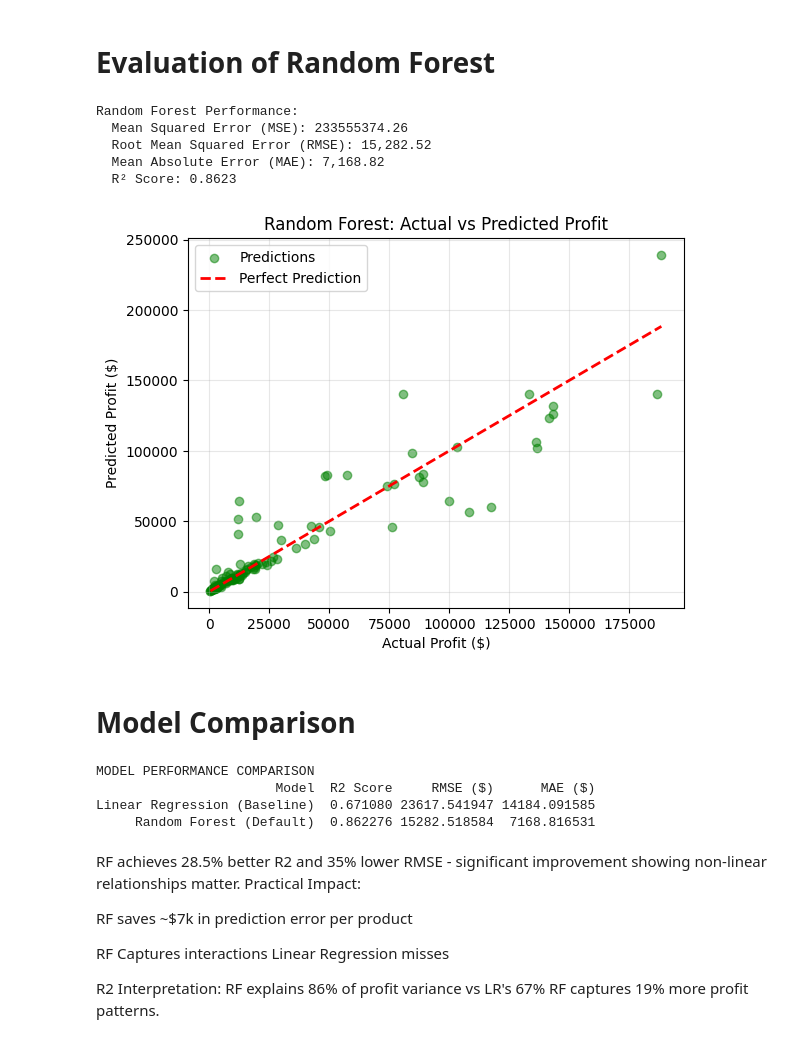
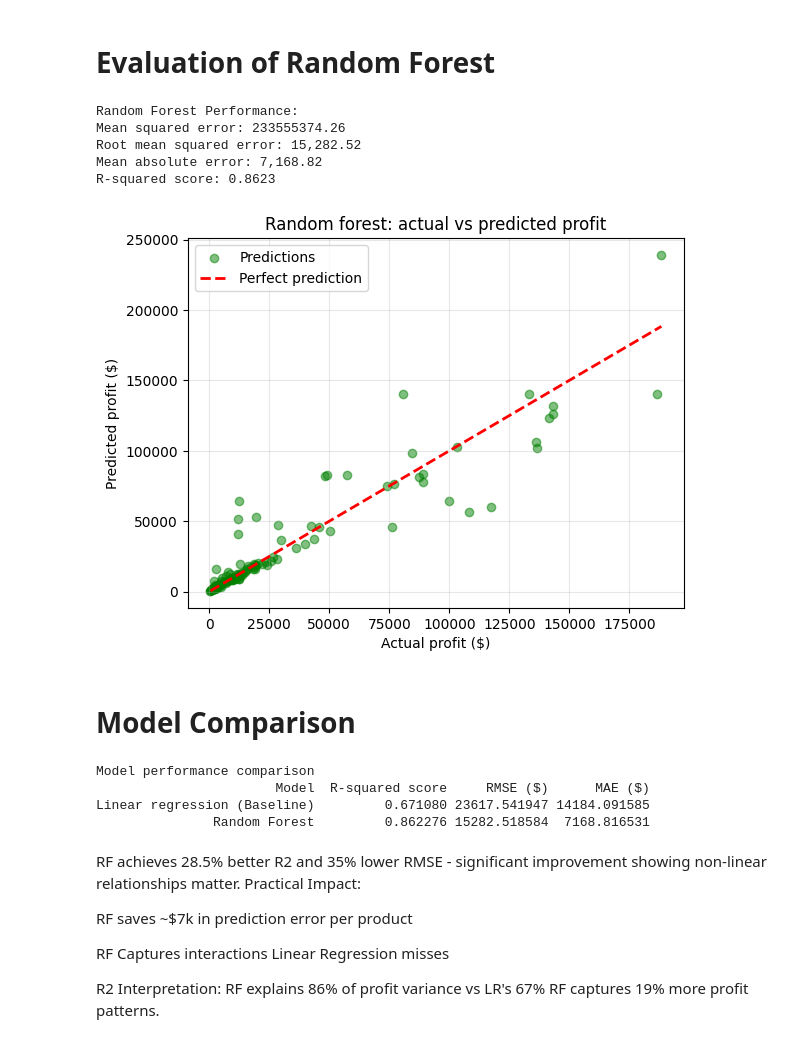
Before and after one commit to Shantaannu/company-financials-dataset, a Jupyter notebook: Third_Phase.ipynb, the cells around one changed output. Drawn from its saved outputs; the diff is of its cells as text; code cells hidden in the pictures.

```diff
--- a/Third_Phase.ipynb
+++ b/Third_Phase.ipynb
@@ -134,47 +148,48 @@ rmse_rf = np.sqrt(mse_rf)
 mae_rf = mean_absolute_error(y_test, y_pred_rf)
 r2_rf = r2_score(y_test, y_pred_rf)
 # %%
+#display random forest metrics
 print("\nRandom Forest Performance:")
-print(f"  Mean Squared Error (MSE): {mse_rf:.2f}")
-print(f"  Root Mean Squared Error (RMSE): {rmse_rf:,.2f}")
-print(f"  Mean Absolute Error (MAE): {mae_rf:,.2f}")
-print(f"  R² Score: {r2_rf:.4f}")
+print(f"Mean squared error: {mse_rf:.2f}")
+print(f"Root mean squared error: {rmse_rf:,.2f}")
+print(f"Mean absolute error: {mae_rf:,.2f}")
+print(f"R-squared score: {r2_rf:.4f}")
 # %% [output]
 Random Forest Performance:
-  Mean Squared Error (MSE): 233555374.26
-  Root Mean Squared Error (RMSE): 15,282.52
-  Mean Absolute Error (MAE): 7,168.82
-  R² Score: 0.8623
+Mean squared error: 233555374.26
+Root mean squared error: 15,282.52
+Mean absolute error: 7,168.82
+R-squared score: 0.8623
 # %%
-# Random forest actual vs predicted
+#random forest actual vs predicted
 plt.scatter(y_test, y_pred_rf, color='green', alpha=0.5, label='Predictions')
 plt.plot([y_test.min(), y_test.max()], [y_test.min(), y_test.max()],
-         'r--', linewidth=2, label='Perfect Prediction')
-plt.title('Random Forest: Actual vs Predicted Profit')
-plt.xlabel('Actual Profit ($)')
-plt.ylabel('Predicted Profit ($)')
+         'r--', linewidth=2, label='Perfect prediction')
+plt.title('Random forest: actual vs predicted profit')
+plt.xlabel('Actual profit ($)')
+plt.ylabel('Predicted profit ($)')
 plt.legend()
 plt.grid(True, alpha=0.3)
 plt.show()
 # %% [output]
-[figure, old version]
+[figure, new version]
 # %% [markdown]
 # Model Comparison
 # %%
-# Model comparison summary
+#model comparison summary
 comparison_df = pd.DataFrame({
-    'Model': ['Linear Regression (Baseline)', 'Random Forest (Default)'],
-    'R2 Score': [r2, r2_rf],
+    'Model': ['Linear regression (Baseline)', 'Random Forest'],
+    'R-squared score': [r2, r2_rf],
     'RMSE ($)': [rmse, rmse_rf],
     'MAE ($)': [mae, mae_rf]
 })
-print("MODEL PERFORMANCE COMPARISON")
+print("Model performance comparison")
 print(comparison_df.to_string(index=False))
 # %% [output]
-MODEL PERFORMANCE COMPARISON
-                       Model  R2 Score     RMSE ($)      MAE ($)
-Linear Regression (Baseline)  0.671080 23617.541947 14184.091585
-     Random Forest (Default)  0.862276 15282.518584  7168.816531
+Model performance comparison
+                       Model  R-squared score     RMSE ($)      MAE ($)
+Linear regression (Baseline)         0.671080 23617.541947 14184.091585
+               Random Forest         0.862276 15282.518584  7168.816531
 # %% [markdown]
 RF achieves 28.5% better R2 and 35% lower RMSE - significant improvement showing non-linear relationships matter.
 Practical Impact:
```
Also changed, not shown: parts of 21 cells of this notebook.
